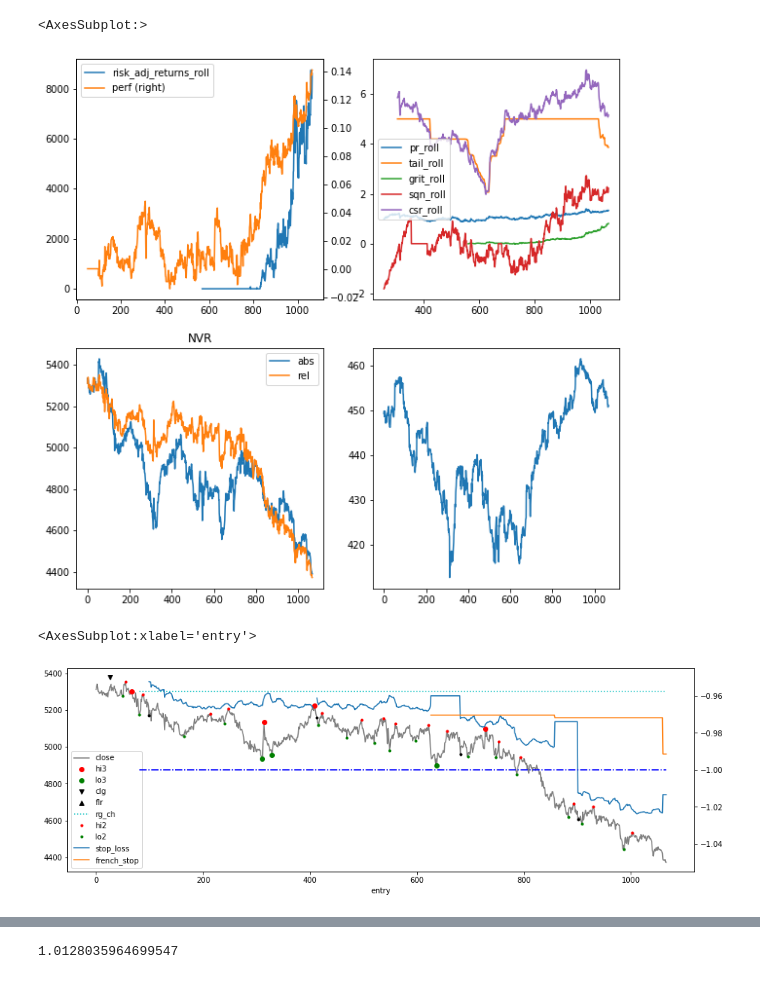
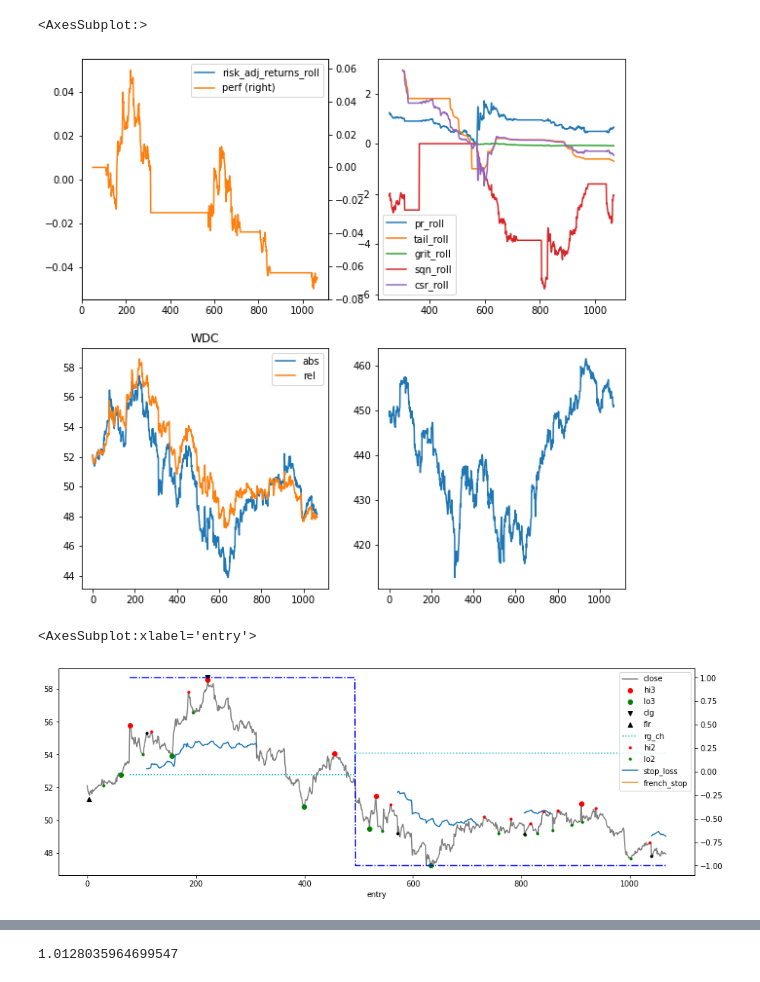
Before and after one commit to bjahnke/blue_bird_pms, a Jupyter notebook: src/backtester.ipynb, the cells around one changed output, grey strips where cells are left out. Cells and saved outputs as stored; diff of their text form; code cells hidden in the pictures.

```diff
--- a/src/backtester.ipynb
+++ b/src/backtester.ipynb
@@ -30,30 +30,30 @@ _strategy_overview = pd.read_csv(_data_loader.file_path('stat_overview_15m.csv')
 
 _price_data_by_symbol = sbtu.PriceGlob(_price_data).swap_level()
 # %%
-symbol = 'NVR'
+symbol = 'WDC'
 _strat_data = _strategy_lookup[symbol]
 _stats = _strategy_lookup[symbol].stat_historical
 fig, axs = plt.subplots(2, 2)
 _stats[['risk_adj_returns_roll', 'perf']].plot(secondary_y=['perf'], ax=axs[0, 0], figsize=[10,10])
 plot_copy = _stats[['pr_roll', 'tail_roll', 'grit_roll', 'sqn_roll', 'csr_roll']]
 plot_copy.plot(ax=axs[0, 1])
 
 def get_abs_rel(_s):
     sd = _price_data_by_symbol.data[_s]
     rel = sur.simple_relative(sd, _bench.close).close
     return pd.DataFrame(
         data={
             'abs': sd.close,
             'rel': rel
         }
     )
 
 _symbol_data = _price_data_by_symbol.data[symbol]
 get_abs_rel(symbol).plot(title=symbol, ax=axs[1, 0])
 _bench.close.plot(ax=axs[1, 1])
 # %% [output]
 <AxesSubplot:>
-[figure, old version]
+[figure, new version]
 # %%
 epd = _strategy_lookup[symbol].enhanced_price_data.copy()
 epd['french_stop'] = _strategy_lookup[symbol].french_stop.stop_price
@@ -67,7 +67,7 @@ _en_cpy.index = _en_cpy.entry
 _en_cpy.en_px.plot(style='k.')
 # %% [output]
 <AxesSubplot:xlabel='entry'>
-[figure, old version]
+[figure, new version]
 # %%
 
 _pt = _strategy_lookup[symbol].peak_table.copy()
```
Also changed, not shown: parts of 10 cells of this notebook, 3 other files.
